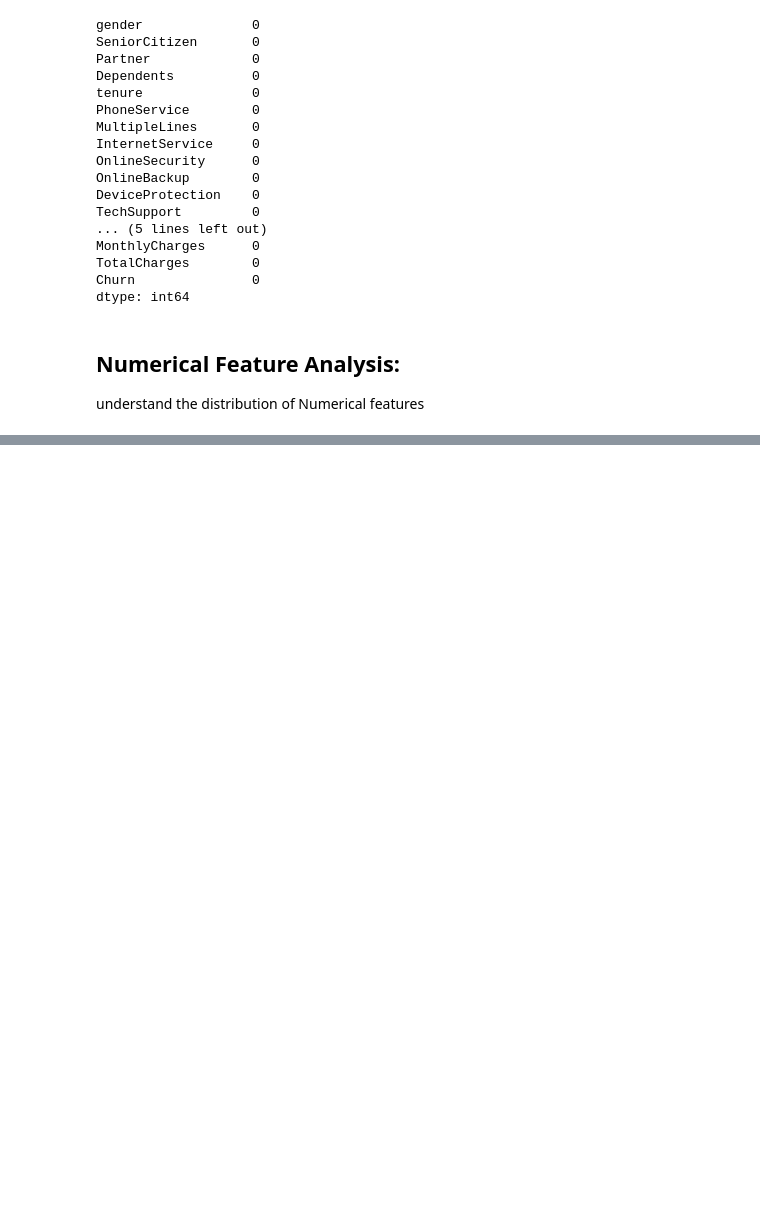
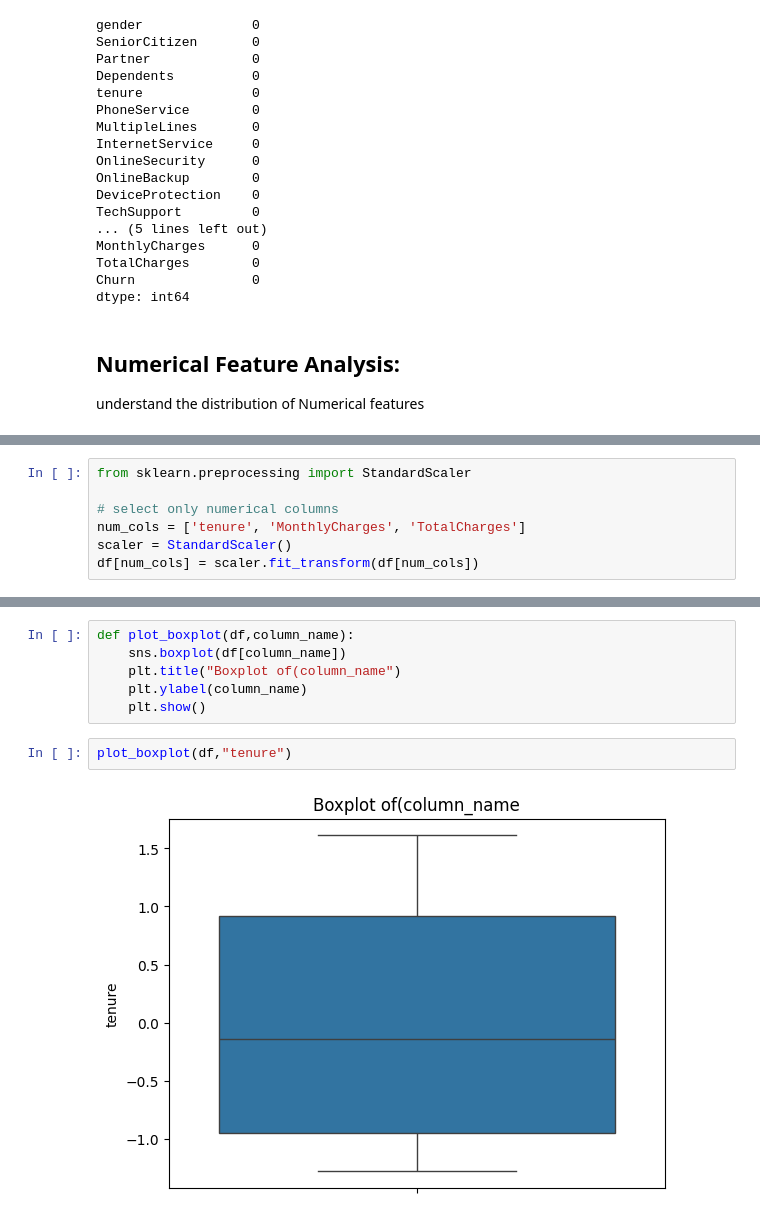
Before and after one commit to Anshu-code-202/MSLearn-Customer-Churn-Prediction, a Jupyter notebook: churn_prediction_using_ML.ipynb, the cells around one changed output, grey strips where cells are left out. Saved outputs shown, nothing was run; the diff lists cells and outputs as text; blank space fills up the shorter version.

```diff
--- a/churn_prediction_using_ML.ipynb
+++ b/churn_prediction_using_ML.ipynb
@@ -398,0 +448,7 @@ plot_histogram(df, "tenure")
+# %%
+from sklearn.preprocessing import StandardScaler
+
+# select only numerical columns
+num_cols = ['tenure', 'MonthlyCharges', 'TotalCharges']
+scaler = StandardScaler()
+df[num_cols] = scaler.fit_transform(df[num_cols])
@@ -398,0 +475,10 @@ plot_histogram(df, "tenure")
+# %%
+def plot_boxplot(df,column_name):
+    sns.boxplot(df[column_name])
+    plt.title("Boxplot of(column_name")
+    plt.ylabel(column_name)
+    plt.show()
+# %%
+plot_boxplot(df,"tenure")
+# %% [output]
+[figure, added]
```
Also changed, not shown: parts of 23 cells of this notebook.
